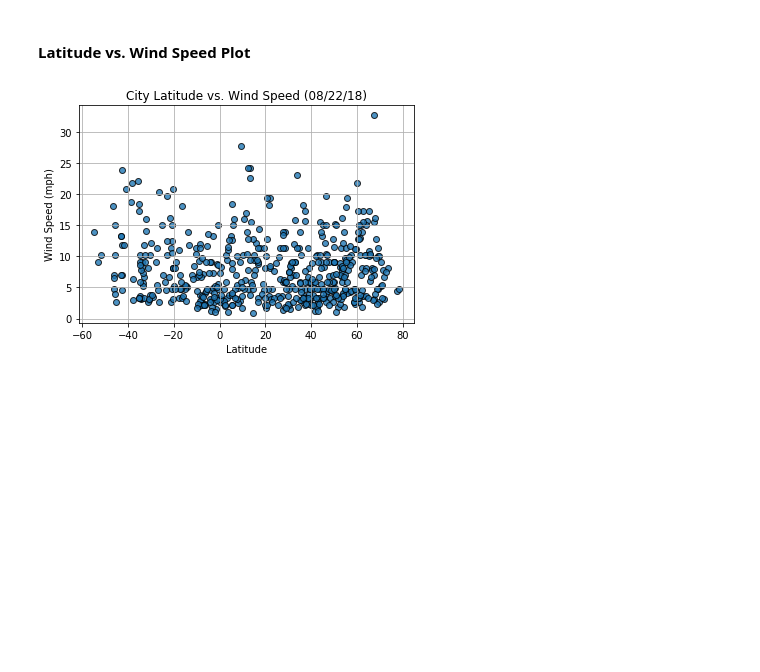
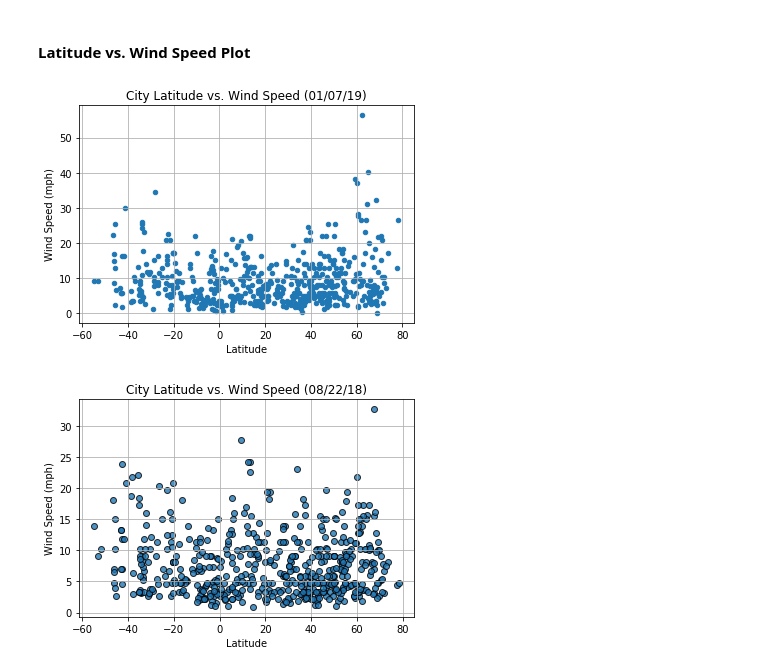
Before and after one commit to ForrestMcDougal/APIHW, a Jupyter notebook: WeatherPy.ipynb, the cells around one changed output. Cells and saved outputs as stored; diff of their text form; code cells hidden in the pictures; blank space fills up the shorter version.

```diff
--- a/WeatherPy.ipynb
+++ b/WeatherPy.ipynb
@@ -167,6 +211,13 @@ dtype: int64
 [figure]
 # %% [markdown]
 #### Latitude vs. Wind Speed Plot
+# %%
+df.plot.scatter(x='Latitude', y='Wind Speed');
+plt.grid();
+plt.title('City Latitude vs. Wind Speed (01/07/19)');
+plt.ylabel('Wind Speed (mph)');
+# %% [output]
+[figure, added]
 # %%
 # %% [output]
 [figure]
```
Also changed, not shown: parts of 7 cells of this notebook, 1 other file.
